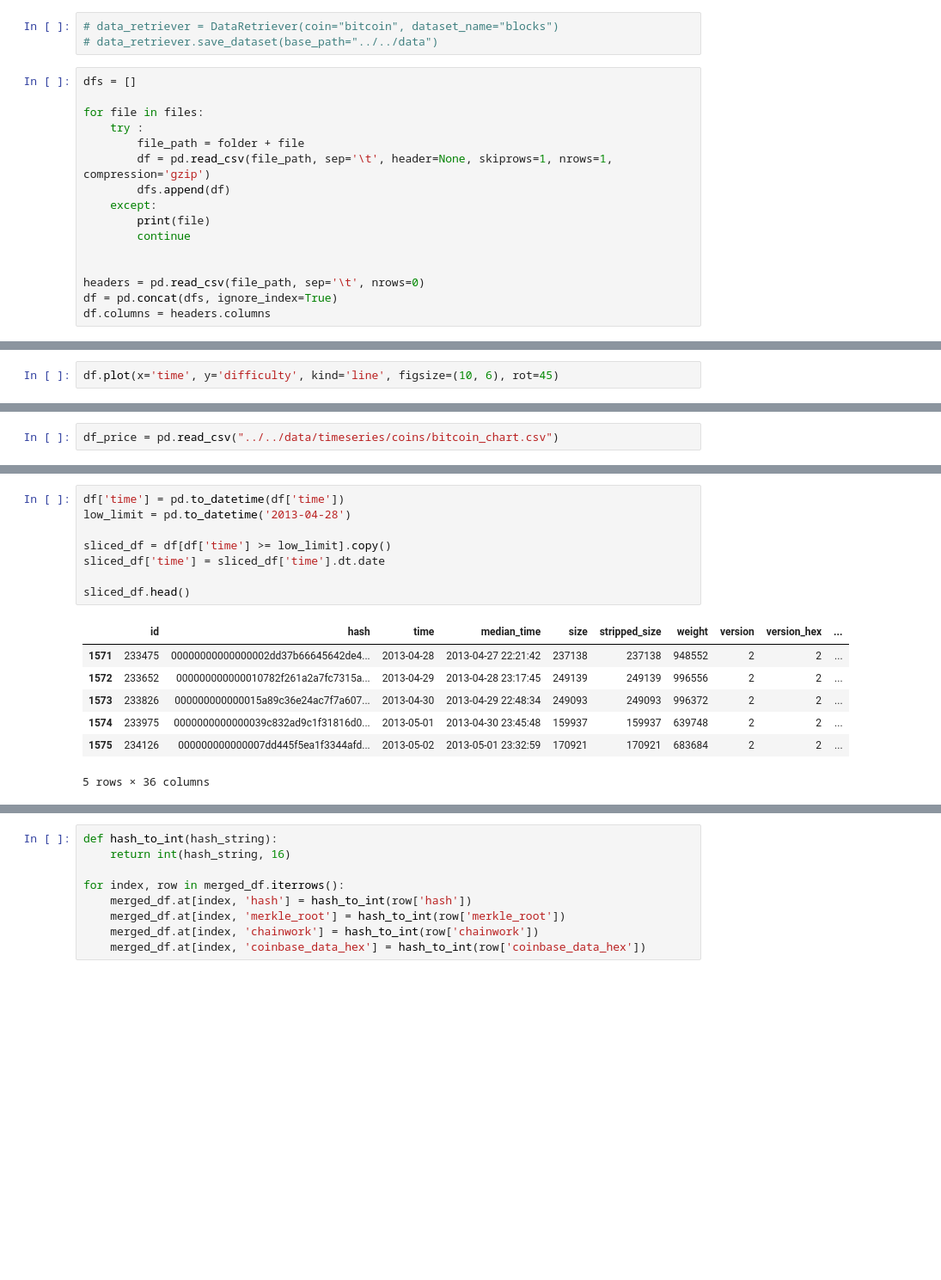
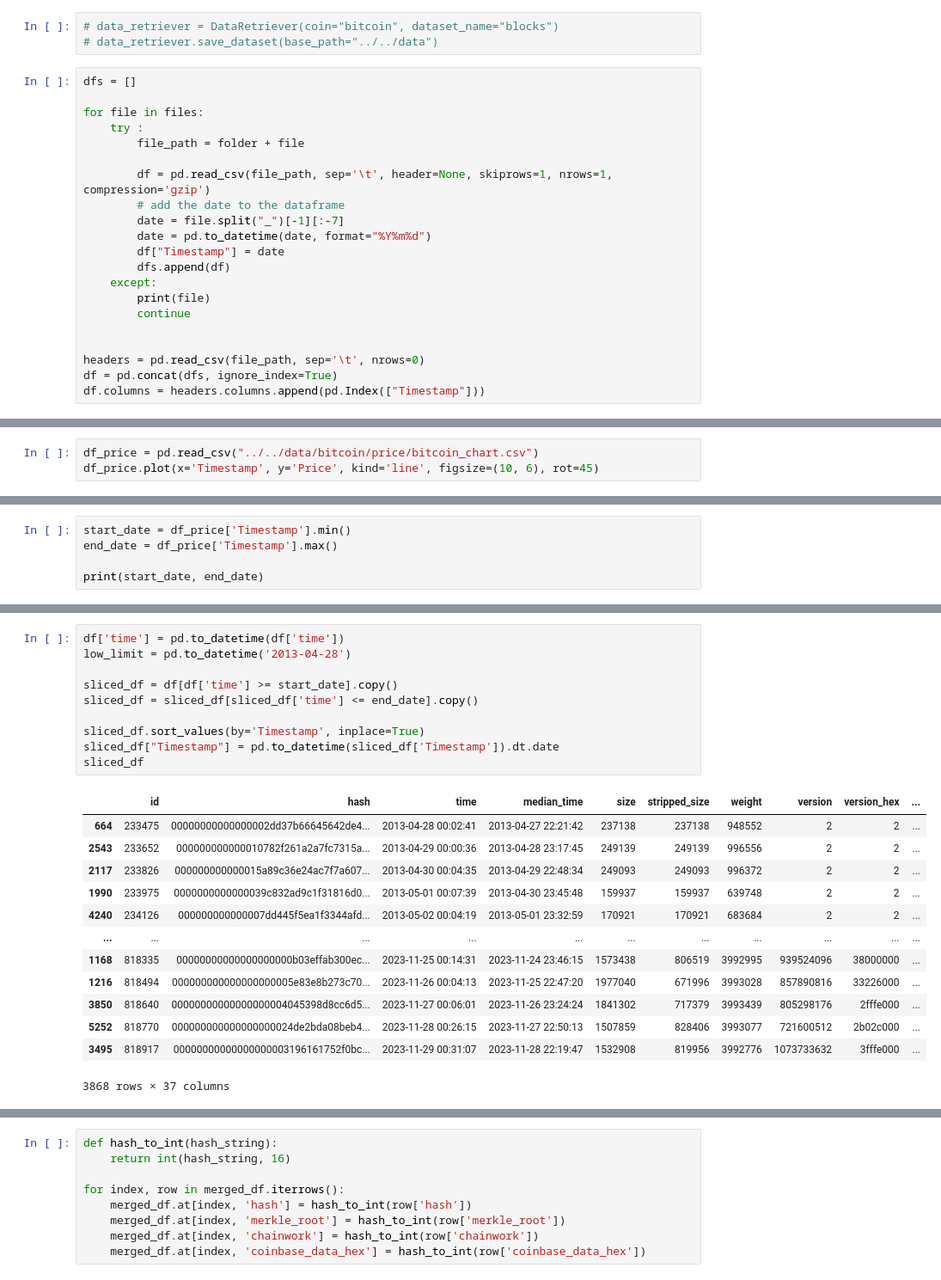
Before and after one commit to zestones/btc-price-prediction, a Jupyter notebook: src/analysis/data_analysis.ipynb, the cells around one changed output, grey strips where cells are left out. Shown at 86% size. Cells and saved outputs as stored; diff of their text form; blank space fills up the shorter version.

```diff
--- a/src/analysis/data_analysis.ipynb
+++ b/src/analysis/data_analysis.ipynb
@@ -20,7 +22,12 @@ dfs = []
 for file in files:
     try :
         file_path = folder + file
+
         df = pd.read_csv(file_path, sep='\t', header=None, skiprows=1, nrows=1, compression='gzip')
+        # add the date to the dataframe
+        date = file.split("_")[-1][:-7]
+        date = pd.to_datetime(date, format="%Y%m%d")
+        df["Timestamp"] = date
         dfs.append(df)
     except:
         print(file)
@@ -29,4 +36,4 @@ for file in files:
 
 headers = pd.read_csv(file_path, sep='\t', nrows=0)
 df = pd.concat(dfs, ignore_index=True)
-df.columns = headers.columns
+df.columns = headers.columns.append(pd.Index(["Timestamp"]))
@@ -35,3 +50,4 @@ blockchair_bitcoin_blocks_20180201.tsv.gz
 # %%
-df.plot(x='time', y='difficulty', kind='line', figsize=(10, 6), rot=45)
+df_price = pd.read_csv("../../data/bitcoin/price/bitcoin_chart.csv")
+df_price.plot(x='Timestamp', y='Price', kind='line', figsize=(10, 6), rot=45)
 # %% [output]
@@ -40,2 +55,0 @@ df.plot(x='time', y='difficulty', kind='line', figsize=(10, 6), rot=45)
-# %%
-df_price = pd.read_csv("../../data/timeseries/coins/bitcoin_chart.csv")
@@ -46,0 +56,5 @@ df_price.plot(x='Timestamp', y='Price', kind='line', figsize=(10, 6), rot=45)
+# %%
+start_date = df_price['Timestamp'].min()
+end_date = df_price['Timestamp'].max()
+
+print(start_date, end_date)
@@ -47,18 +63,26 @@ df_price.plot(x='Timestamp', y='Price', kind='line', figsize=(10, 6), rot=45)
 # %%
 df['time'] = pd.to_datetime(df['time'])
 low_limit = pd.to_datetime('2013-04-28')
 
-sliced_df = df[df['time'] >= low_limit].copy()
-sliced_df['time'] = sliced_df['time'].dt.date
+sliced_df = df[df['time'] >= start_date].copy()
+sliced_df = sliced_df[sliced_df['time'] <= end_date].copy()
 
-sliced_df.head()
+sliced_df.sort_values(by='Timestamp', inplace=True)
+sliced_df["Timestamp"] = pd.to_datetime(sliced_df['Timestamp']).dt.date
+sliced_df
 # %% [output]
 |  | id | hash | time | median_time | size | stripped_size | weight | version | version_hex | ... |
-| 1571 | 233475 | 00000000000000002dd37b66645642de4... | 2013-04-28 | 2013-04-27 22:21:42 | 237138 | 237138 | 948552 | 2 | 2 | ... |
-| 1572 | 233652 | 000000000000010782f261a2a7fc7315a... | 2013-04-29 | 2013-04-28 23:17:45 | 249139 | 249139 | 996556 | 2 | 2 | ... |
-| 1573 | 233826 | 000000000000015a89c36e24ac7f7a607... | 2013-04-30 | 2013-04-29 22:48:34 | 249093 | 249093 | 996372 | 2 | 2 | ... |
-| 1574 | 233975 | 0000000000000039c832ad9c1f31816d0... | 2013-05-01 | 2013-04-30 23:45:48 | 159937 | 159937 | 639748 | 2 | 2 | ... |
-| 1575 | 234126 | 000000000000007dd445f5ea1f3344afd... | 2013-05-02 | 2013-05-01 23:32:59 | 170921 | 170921 | 683684 | 2 | 2 | ... |
+| 664 | 233475 | 00000000000000002dd37b66645642de4... | 2013-04-28 00:02:41 | 2013-04-27 22:21:42 | 237138 | 237138 | 948552 | 2 | 2 | ... |
+| 2543 | 233652 | 000000000000010782f261a2a7fc7315a... | 2013-04-29 00:00:36 | 2013-04-28 23:17:45 | 249139 | 249139 | 996556 | 2 | 2 | ... |
+| 2117 | 233826 | 000000000000015a89c36e24ac7f7a607... | 2013-04-30 00:04:35 | 2013-04-29 22:48:34 | 249093 | 249093 | 996372 | 2 | 2 | ... |
+| 1990 | 233975 | 0000000000000039c832ad9c1f31816d0... | 2013-05-01 00:07:39 | 2013-04-30 23:45:48 | 159937 | 159937 | 639748 | 2 | 2 | ... |
+| 4240 | 234126 | 000000000000007dd445f5ea1f3344afd... | 2013-05-02 00:04:19 | 2013-05-01 23:32:59 | 170921 | 170921 | 683684 | 2 | 2 | ... |
+| ... | ... | ... | ... | ... | ... | ... | ... | ... | ... | ... |
+| 1168 | 818335 | 00000000000000000000b03effab300ec... | 2023-11-25 00:14:31 | 2023-11-24 23:46:15 | 1573438 | 806519 | 3992995 | 939524096 | 38000000 | ... |
+| 1216 | 818494 | 000000000000000000005e83e8b273c70... | 2023-11-26 00:04:13 | 2023-11-25 22:47:20 | 1977040 | 671996 | 3993028 | 857890816 | 33226000 | ... |
+| 3850 | 818640 | 00000000000000000004045398d8cc6d5... | 2023-11-27 00:06:01 | 2023-11-26 23:24:24 | 1841302 | 717379 | 3993439 | 805298176 | 2fffe000 | ... |
+| 5252 | 818770 | 000000000000000000024de2bda08beb4... | 2023-11-28 00:26:15 | 2023-11-27 22:50:13 | 1507859 | 828406 | 3993077 | 721600512 | 2b02c000 | ... |
+| 3495 | 818917 | 00000000000000000003196161752f0bc... | 2023-11-29 00:31:07 | 2023-11-28 22:19:47 | 1532908 | 819956 | 3992776 | 1073733632 | 3fffe000 | ... |
-5 rows × 36 columns
+3868 rows × 37 columns
 # %%
 df_price['Timestamp'] = pd.to_datetime(df_price['Timestamp']).dt.date
```
Also changed, not shown: parts of 11 cells of this notebook, 8 other files.
